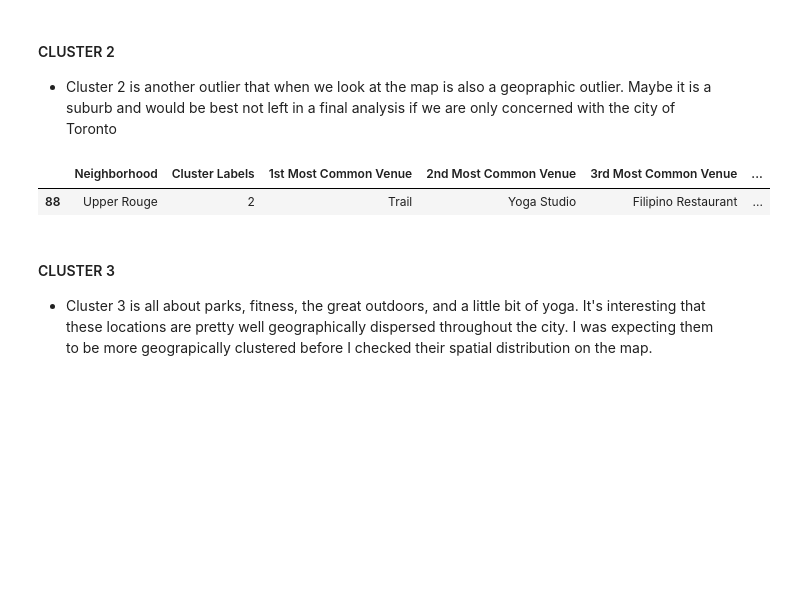
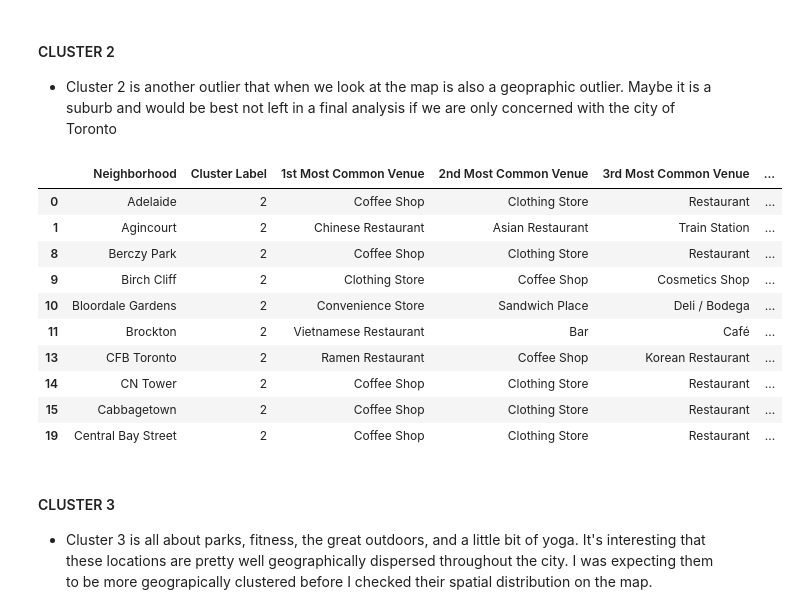
Before and after one commit to KirosG/toronto_clustering, a Jupyter notebook: Segmenting and Clustering Neighborhoods in Toronto.ipynb, the cells around one changed output. Saved outputs shown, nothing was run; the diff lists cells and outputs as text; code cells hidden in the pictures; blank space fills up the shorter version.

```diff
--- a/Segmenting and Clustering Neighborhoods in Toronto.ipynb
+++ b/Segmenting and Clustering Neighborhoods in Toronto.ipynb
@@ -518,3 +493,27 @@ def return_most_common_venues(row, num_top_venues):
+# %%
+def return_most_common_venues(row, num_top_venues):
+    """sort venues in descending order"""
+    row_categories = row.iloc[1:]
+    row_categories_sorted = row_categories.sort_values(ascending=False)
+
+    # if the sorted frequencies have a zero before the number of venues
+    # we want to return, we will fill those cells with 'NONE' so that we
+    # are not arbitrarily selecting venue types
+    zero_occurence_threshold = -1
+    for i in range(num_top_venues):
+        if row_categories_sorted[i] < 1e-7:
+            zero_occurence_threshold = i
+            break
+
+    ret_val = np.array([])
+    if zero_occurence_threshold == -1:  # there are 10 non-zero venue types
+        ret_val = row_categories_sorted.index.values[0:num_top_venues]
+    else:
+        ret_val = row_categories_sorted.index.values[0:zero_occurence_threshold]
+        for i in range(zero_occurence_threshold, num_top_venues):
+            ret_val = np.append(ret_val, "NONE")
+
+    return ret_val
 # %%
 num_top_venues = 10
 
@@ -556,12 +582,8 @@ grouped.head()
 # %%
-# set number of clusters
-kclusters = 4
-
-grouped_clustering = grouped.drop('Neighborhood', 1)
-
-# run k-means clustering
-kmeans = KMeans(n_clusters=kclusters, random_state=0).fit(grouped_clustering)
+kmeans = KMeans(n_clusters=12, random_state=0).fit(grouped_clustering)
 
 # check cluster labels generated for each row in the dataframe
-kmeans.labels_
+print(kmeans.labels_)
+
+plt.hist(kmeans.labels_)
 # %% [output]
@@ -573,8 +609,11 @@ array([0, 0, 3, 0, 0, 0, 0, 0, 0, 0, 0, 0, 0, 0, 0, 0, 3, 0, 0, 0, 0, 0, 0,
+# %%
+# get the first neighborhood for each
+df['Neighborhood'] = df['Neighborhood'].apply(lambda x: x.split(',')[0])
 # %%
 merged = df.groupby("Neighborhood").mean().reset_index()
 
 # add clustering labels
-merged['Cluster Labels'] = kmeans.labels_
+merged['Cluster Label'] = kmeans.labels_
 
 # merge toronto_grouped with toronto_data to add latitude/longitude for each neighborhood
 merged = merged.join(neighborhoods_venues_sorted.set_index('Neighborhood'), on='Neighborhood')
@@ -666,10 +709,19 @@ merged[merged['Neighborhood']=='York Mills'][['Neighborhood', 'Latitude', 'Longi
 #### CLUSTER 2
 * Cluster 2 is another outlier that when we look at the map is also a geopraphic outlier. Maybe it is a suburb and would be best not left in a final analysis if we are only concerned with the city of Toronto
 # %%
-merged.loc[merged['Cluster Labels'] == 2, merged.columns[[0] + list(range(3, merged.shape[1]))]].head(10)
+merged.loc[merged['Cluster Label'] == 2, merged.columns[[0] + list(range(3, merged.shape[1]))]].head(10)
 # %% [output]
-|  | Neighborhood | Cluster Labels | 1st Most Common Venue | 2nd Most Common Venue | 3rd Most Common Venue | ... |
-| 88 | Upper Rouge | 2 | Trail | Yoga Studio | Filipino Restaurant | ... |
+|  | Neighborhood | Cluster Label | 1st Most Common Venue | 2nd Most Common Venue | 3rd Most Common Venue | ... |
+| 0 | Adelaide | 2 | Coffee Shop | Clothing Store | Restaurant | ... |
+| 1 | Agincourt | 2 | Chinese Restaurant | Asian Restaurant | Train Station | ... |
+| 8 | Berczy Park | 2 | Coffee Shop | Clothing Store | Restaurant | ... |
+| 9 | Birch Cliff | 2 | Clothing Store | Coffee Shop | Cosmetics Shop | ... |
+| 10 | Bloordale Gardens | 2 | Convenience Store | Sandwich Place | Deli / Bodega | ... |
+| 11 | Brockton | 2 | Vietnamese Restaurant | Bar | Café | ... |
+| 13 | CFB Toronto | 2 | Ramen Restaurant | Coffee Shop | Korean Restaurant | ... |
+| 14 | CN Tower | 2 | Coffee Shop | Clothing Store | Restaurant | ... |
+| 15 | Cabbagetown | 2 | Coffee Shop | Clothing Store | Restaurant | ... |
+| 19 | Central Bay Street | 2 | Coffee Shop | Clothing Store | Restaurant | ... |
 # %% [markdown]
 #### CLUSTER 3
 * Cluster 3 is all about parks, fitness, the great outdoors, and a little bit of yoga. It's interesting that these locations are pretty well geographically dispersed throughout the city. I was expecting them to be more geograpically clustered before I checked their spatial distribution on the map.
```
Also changed, not shown: parts of 52 cells of this notebook.
